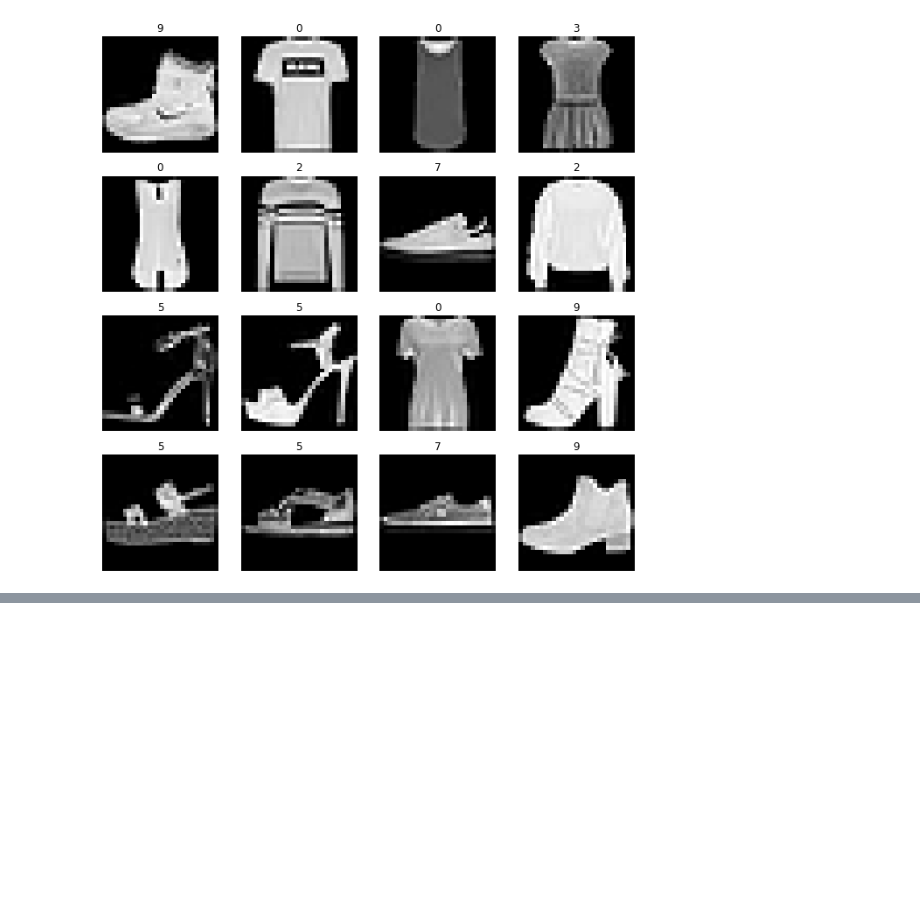
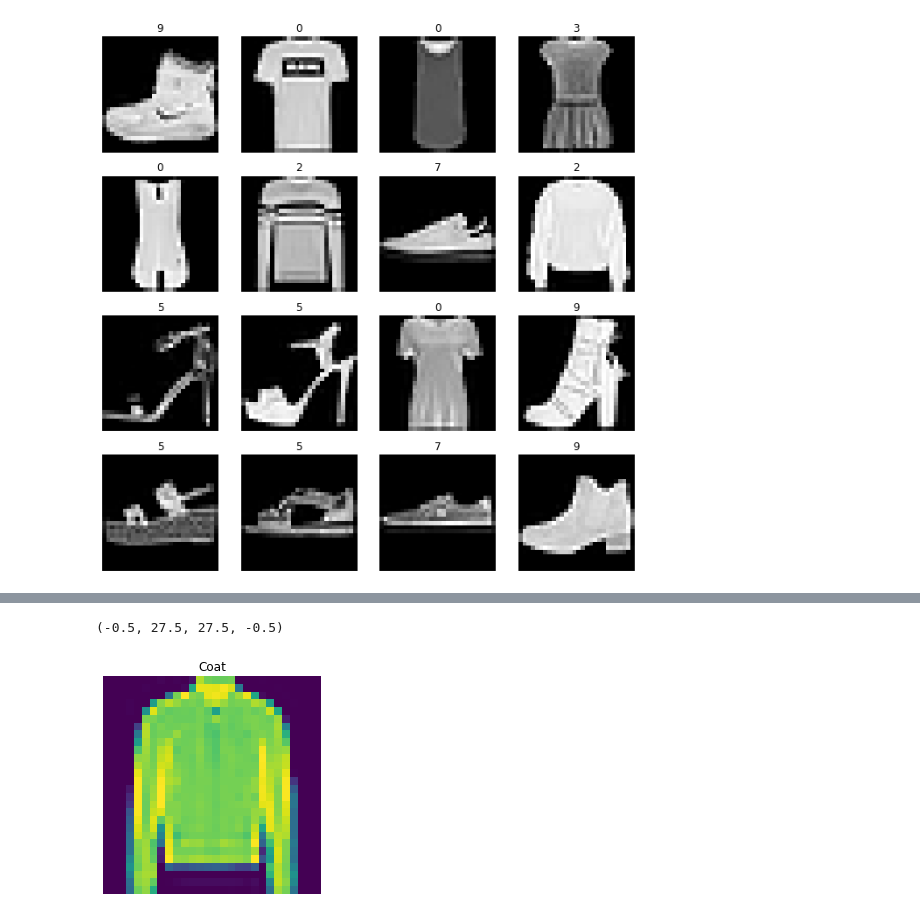
Before and after one commit to sftSalman/pytorchFundamental, a Jupyter notebook: AZparctice.ipynb, the cells around one changed output, grey strips where cells are left out. Saved outputs shown, nothing was run; the diff lists cells and outputs as text; code cells hidden in the pictures; blank space fills up the shorter version.

```diff
--- a/AZparctice.ipynb
+++ b/AZparctice.ipynb
@@ -97,0 +100,5 @@ Making a simple model to classify the images
+# %%
+train_dataLoader = DataLoader(dataset=train_data,
+                              batch_size=64,
+                              shuffle=True,
+                              )
@@ -97,0 +142,10 @@ Making a simple model to classify the images
+# %%
+first_batch = next(iter(train_dataLoader))
+images, labels = first_batch
+# %%
+plt.imshow(images[0].squeeze())
+plt.title(train_data.classes[labels[0]])
+plt.axis(False)
+# %% [output]
+(-0.5, 27.5, 27.5, -0.5)
+[figure, added]
```
Also changed, not shown: parts of 15 cells of this notebook.
